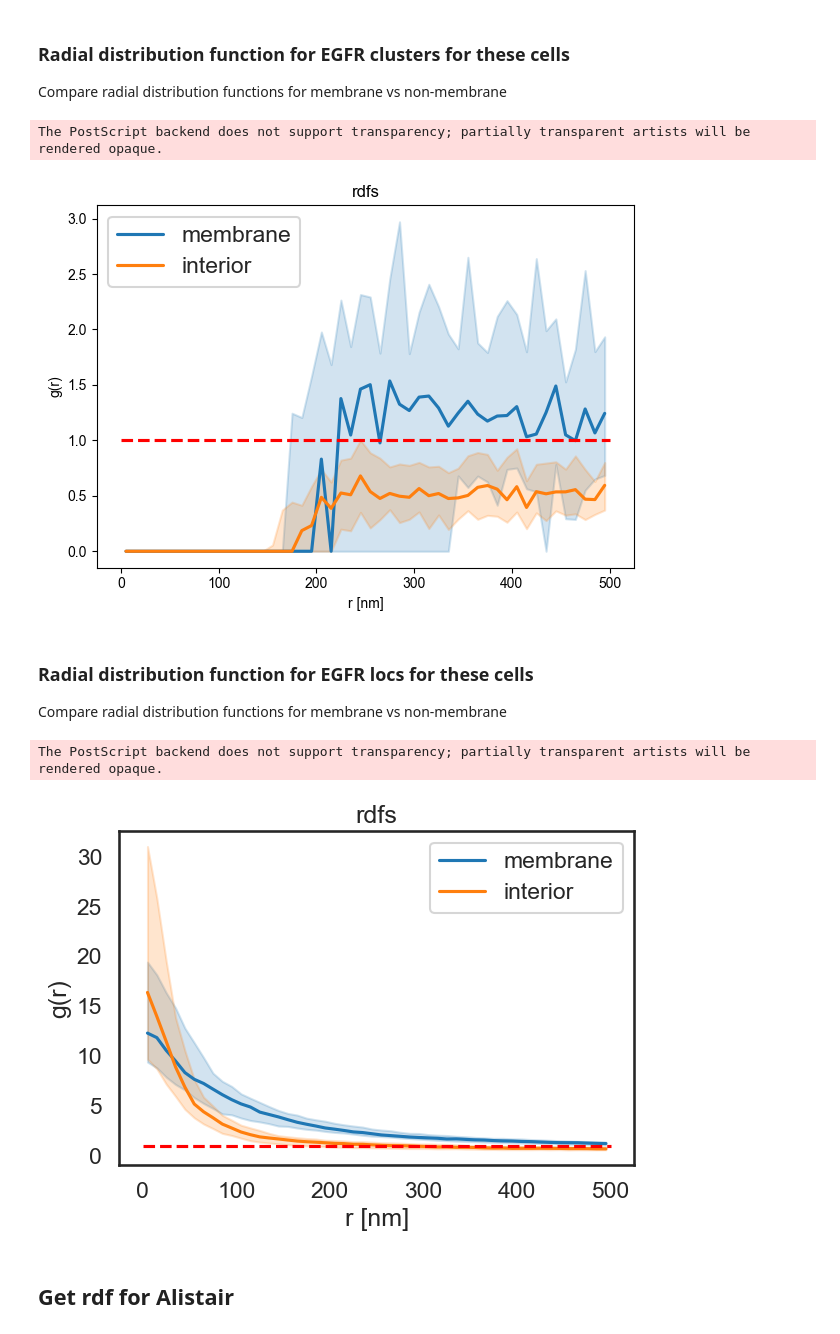
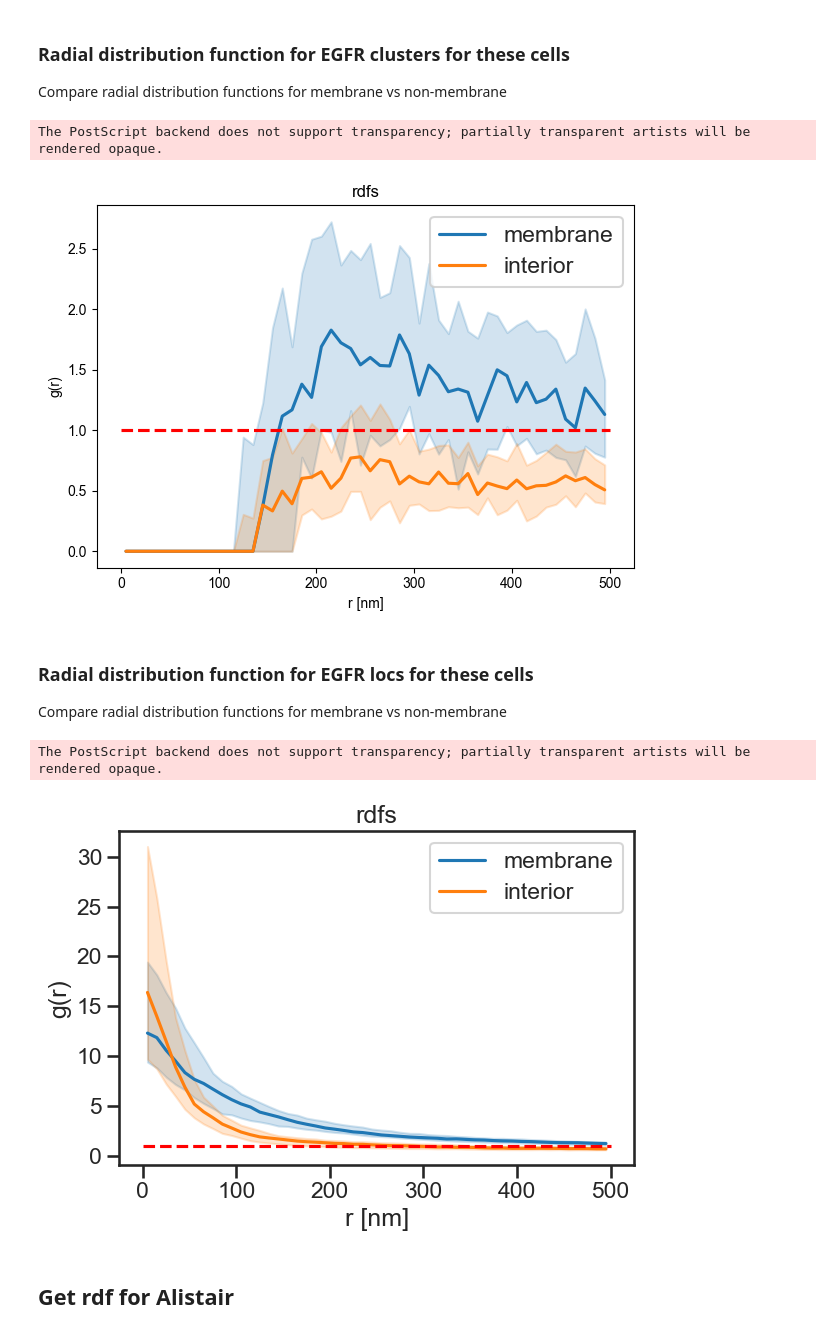
Before and after one commit to oubino/locpix, a Jupyter notebook: examples/c15_data_ds_analysis/analysis.ipynb, the cells around one changed output. Drawn from its saved outputs; the diff is of its cells as text; code cells hidden in the pictures.

```diff
--- a/examples/c15_data_ds_analysis/analysis.ipynb
+++ b/examples/c15_data_ds_analysis/analysis.ipynb
@@ -193,7 +193,7 @@ def rdf_clusters(df, max_distance, bin_size):
 # %% [markdown]
 ## Parameters for clustering & rdf
 # %%
-eps = 100
+eps = 75
 min_samples = 5
 max_distance =  500
 bin_size = 10
@@ -489,7 +489,7 @@ plt.savefig(f"rdfs_cluster_{eps}_nm.eps", format="eps")
 plt.show()
 # %% [output]
 The PostScript backend does not support transparency; partially transparent artists will be rendered opaque.
-[figure, old version]
+[figure, new version]
 # %% [markdown]
 ### Radial distribution function for EGFR locs for these cells
 
@@ -541,21 +541,22 @@ r_plot = np.tile(bin_centres,len(cell_memb_rdfs))
 # %%
 plt.title("rdfs")
 sns.set_style("white")
 sns.set_context("talk")
 rdf_plot_memb = np.array(cell_memb_rdfs).flatten()
 df_plot_memb = pd.DataFrame({"g(r)": rdf_plot_memb, "r [nm]": r_plot, "class": ["membrane"]*len(rdf_plot_memb)})
 rdf_plot_non_memb = np.array(cell_non_memb_rdfs).flatten()
 df_plot_non_memb = pd.DataFrame({"g(r)": rdf_plot_non_memb, "r [nm]": r_plot, "class": ["interior"]*len(rdf_plot_non_memb)})
 df_plot = pd.concat([df_plot_memb, df_plot_non_memb])
 g = sns.lineplot(data=df_plot, x="r [nm]", y="g(r)", errorbar=("pi",50), hue="class", estimator=np.median)
 g.legend_.set_title(None)
 plt.hlines(y=1.0, xmin=0.0, xmax=max_distance, color='r', linestyle='--')
 plt.tight_layout()
+plt.tick_params(left = True, labelleft=True, bottom = True, labelbottom=True)
 plt.savefig("rdfs_locs.eps", format="eps")
 plt.show()
 # %% [output]
 The PostScript backend does not support transparency; partially transparent artists will be rendered opaque.
-[figure, old version]
+[figure, new version]
 # %% [markdown]
 ## Get rdf for Alistair
 # %%
```
Also changed, not shown: parts of 4 cells of this notebook, 7 other files.
